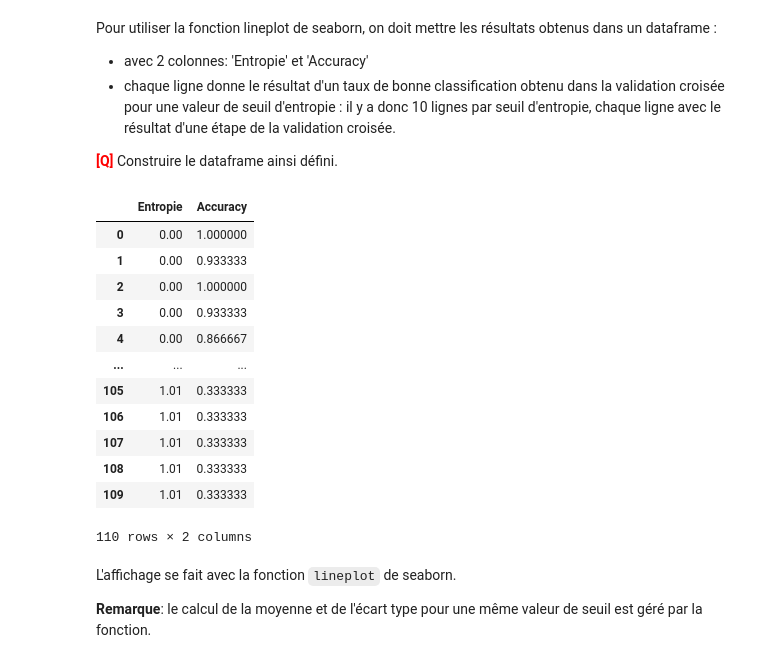
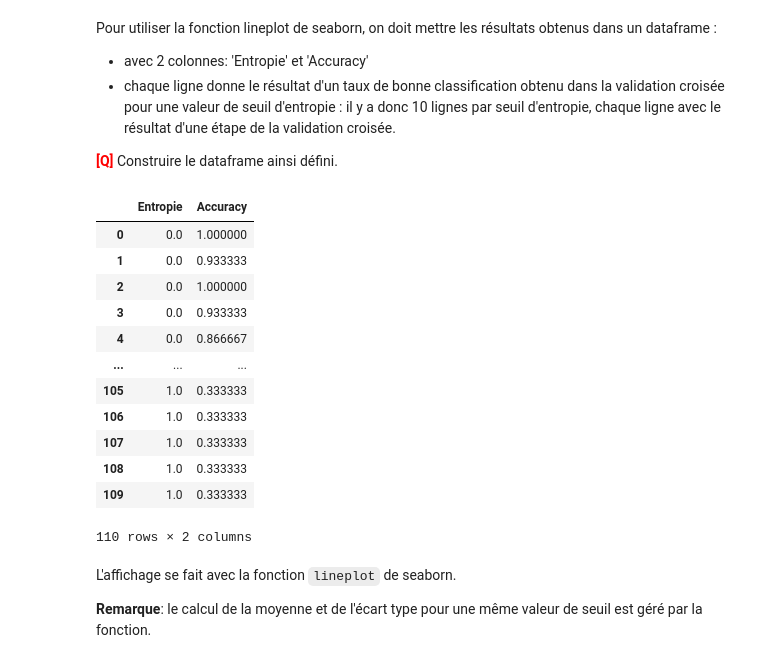
Before and after one commit to ilyesdjerfaf/Sciences-des-Donnees---LU3IN026, a Jupyter notebook: tme-07/tme-07-TAFOUGHALT_DJERFAF.ipynb, the cells around one changed output. Saved outputs shown, nothing was run; the diff lists cells and outputs as text; code cells hidden in the pictures.

```diff
--- a/tme-07/tme-07-TAFOUGHALT_DJERFAF.ipynb
+++ b/tme-07/tme-07-TAFOUGHALT_DJERFAF.ipynb
@@ -683,9 +686,10 @@ class ClassifierArbreNumerique(cl.Classifier):
             label_set: ndarray avec les labels correspondants
             Hypothèse: desc_set et label_set ont le même nombre de lignes
         """
-        self.racine = construit_AD_num(desc_set,label_set,self.epsilon,self.LNoms)
+        self.racine = construit_AD_num(
+            desc_set, label_set, self.epsilon, self.LNoms)
 
-    def score(self,x):
+    def score(self, x):
         """ rend le score de prédiction sur x (valeur réelle)
             x: une description
         """
@@ -704,14 +708,14 @@ class ClassifierArbreNumerique(cl.Classifier):
             label_set: ndarray avec les labels correspondants
             Hypothèse: desc_set et label_set ont le même nombre de lignes
         """
-        nb_ok=0
+        nb_ok = 0
         for i in range(desc_set.shape[0]):
-            if self.predict(desc_set[i,:]) == label_set[i]:
-                nb_ok=nb_ok+1
-        acc=nb_ok/(desc_set.shape[0] * 1.0)
+            if self.predict(desc_set[i, :]) == label_set[i]:
+                nb_ok = nb_ok+1
+        acc = nb_ok/(desc_set.shape[0] * 1.0)
         return acc
 
-    def affiche(self,GTree):
+    def affiche(self, GTree):
         """ affichage de l'arbre sous forme graphique
             Cette fonction modifie GTree par effet de bord
         """
@@ -768,7 +777,8 @@ arbre_iris2.accuracy(iris_desc,iris_label)
 print("Remarque: j'ai mis des affichage dans la fonction validation croisée afin de montrer ce qui se passe.\n")
 
 # ################### A COMPLETER
-(res_all, res_moy, res_sd) = ev.validation_croisee(arbre_iris, (iris_desc,iris_label), 10)
+iris = ClassifierArbreNumerique(len(iris_desc), 0.0)
+(res_all, res_moy, res_sd) = ev.validation_croisee(iris, (iris_desc,iris_label), 10)
 # ###################
 
 print("\nValidation croisée sur les iris avec comme seuil ",0.0)
@@ -814,0 +807,20 @@ run 10: seuil d'entropie = 1.010 accuracy moyenne: 0.333 écart type: 0.333
+# %%
+# ################### A COMPLETER
+entropies_unique = np. linspace(0, 1, 11)
+accuracies = []
+entropies = []
+accs_moy_arbre = []
+sd_arbre = []
+i = 0
+for e in entropies_unique:
+    arbre_iris_entropies = ClassifierArbreNumerique(len(iris_noms), e, iris_noms)
+    (res_all, res_moy, res_sd) = ev.validation_croisee(arbre_iris_entropies, (iris_desc, iris_label), 10)
+    accuracies += res_all
+    accs_moy_arbre += [res_moy]
+    sd_arbre += [res_sd]
+    entropies += [e] * len(res_all)
+    print(f"run {i}: seuil d'entropie = {e:.3f} accuracy moyenne = {res_moy:.3f} écart_type = {res_sd:.3f}")
+    i += 1
+# ###################
+# Accuracy moyenne maximale et sd associée
+print(f"La meilleure accuracy moyenne est de {max (accs_moy_arbre):.8f} avec un écart-type de {sd_arbre [accs_moy_arbre.index (max (accs_moy_arbre))]:.8f}")
@@ -821,25 +851,25 @@ run 10: seuil d'entropie = 1.010 accuracy moyenne: 0.333 écart type: 0.333
 # %%
 df_res = pd.DataFrame(columns=['Entropie', 'Accuracy'])
 
 # ################### A COMPLETER
-
-
+for i in range(len(entropies)):
+    df_res.loc[i] = [entropies[i], accuracies[i]]
 # ###################
 # Le dataframe obtenu :
 df_res
 # %% [output]
 |  | Entropie | Accuracy |
-| 0 | 0.00 | 1.000000 |
-| 1 | 0.00 | 0.933333 |
-| 2 | 0.00 | 1.000000 |
-| 3 | 0.00 | 0.933333 |
-| 4 | 0.00 | 0.866667 |
+| 0 | 0.0 | 1.000000 |
+| 1 | 0.0 | 0.933333 |
+| 2 | 0.0 | 1.000000 |
+| 3 | 0.0 | 0.933333 |
+| 4 | 0.0 | 0.866667 |
 | ... | ... | ... |
-| 105 | 1.01 | 0.333333 |
-| 106 | 1.01 | 0.333333 |
-| 107 | 1.01 | 0.333333 |
-| 108 | 1.01 | 0.333333 |
-| 109 | 1.01 | 0.333333 |
+| 105 | 1.0 | 0.333333 |
+| 106 | 1.0 | 0.333333 |
+| 107 | 1.0 | 0.333333 |
+| 108 | 1.0 | 0.333333 |
+| 109 | 1.0 | 0.333333 |
 110 rows × 2 columns
 # %% [markdown]
 L'affichage se fait avec la fonction `lineplot` de seaborn.
```
Also changed, not shown: parts of 14 cells of this notebook, 2 other files.
